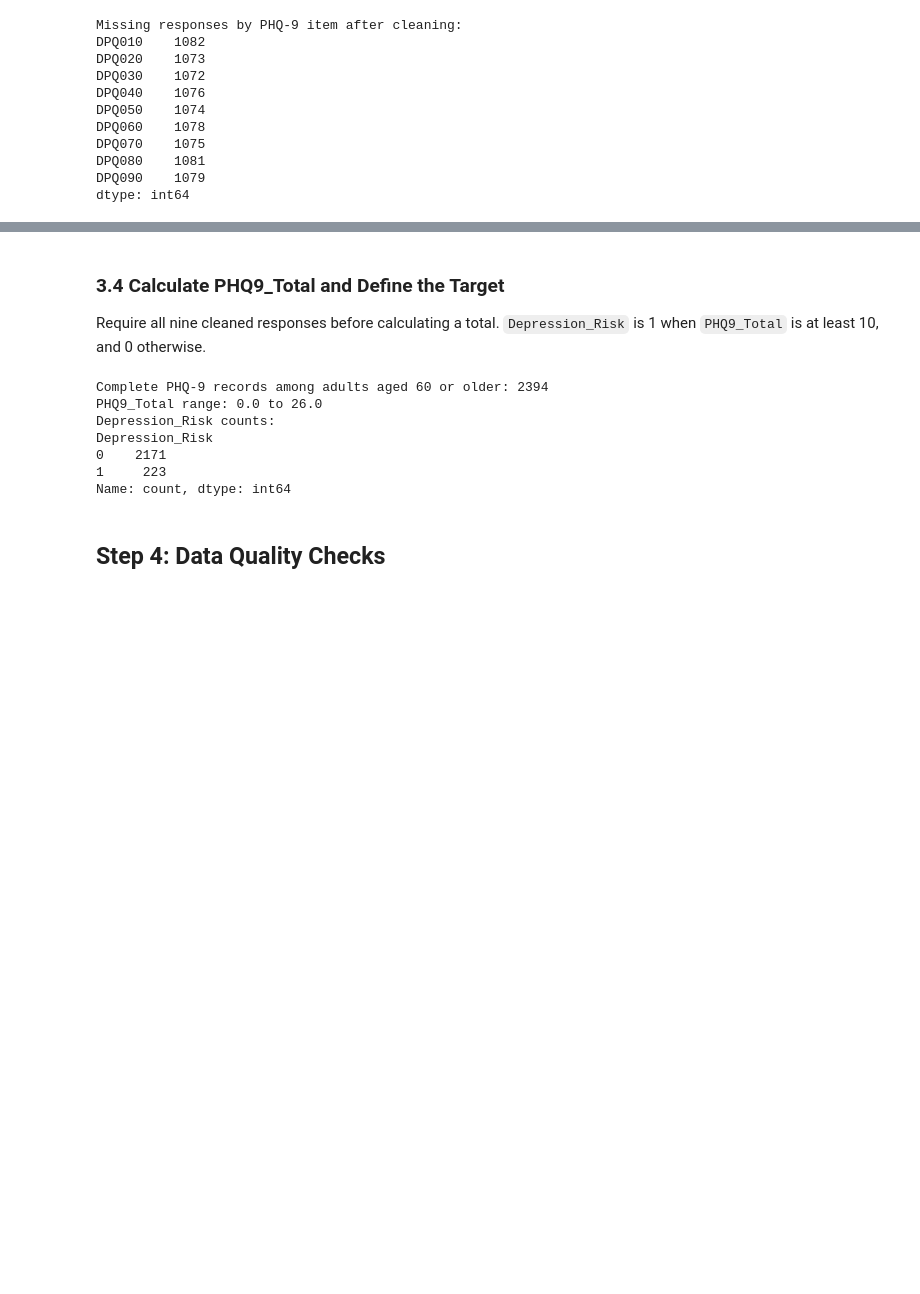
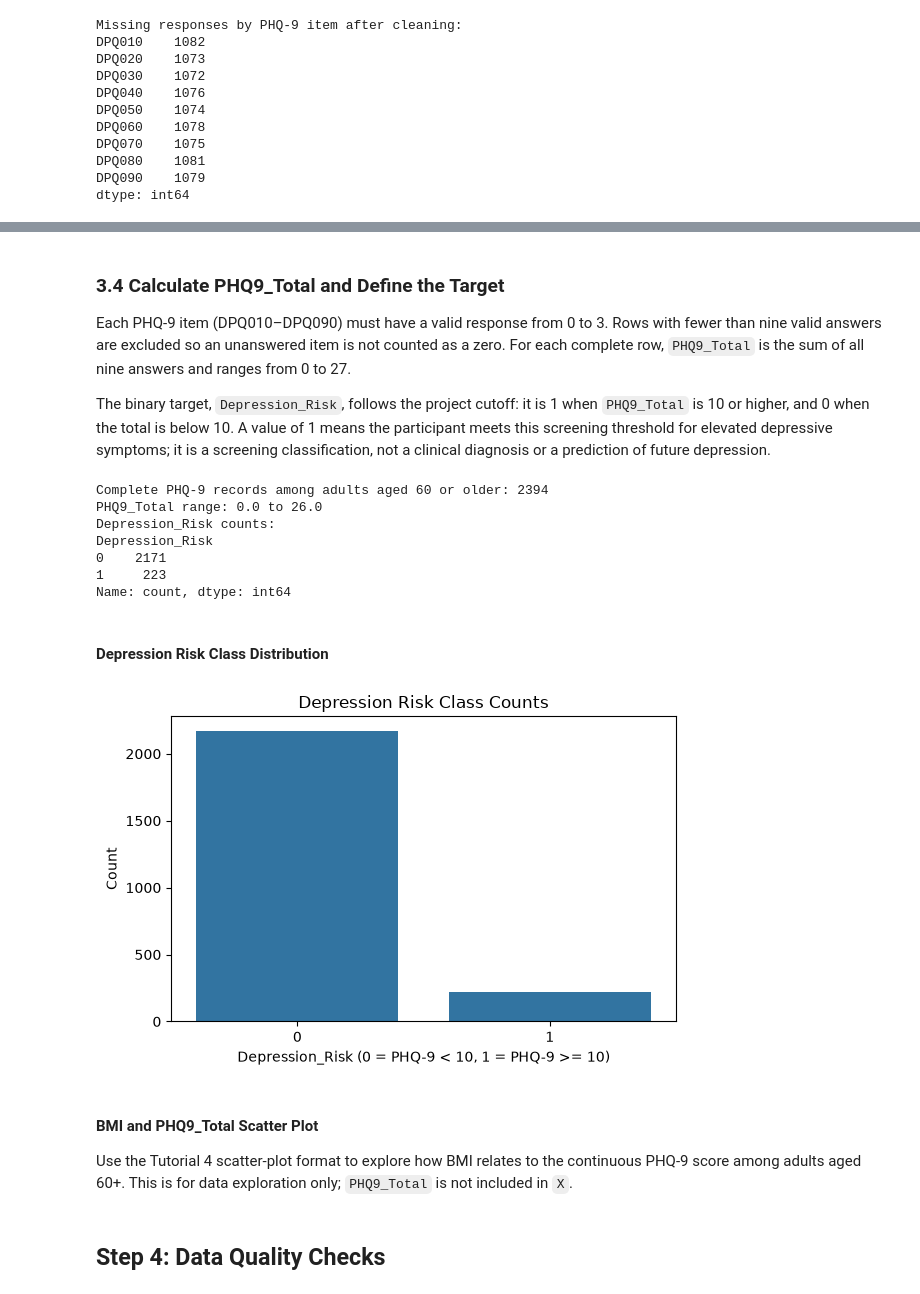
Before and after one commit to thaninnada/CA1_Machine_Learning_Sep2026, a Jupyter notebook: CA1_NHANES_Machine_Learning.ipynb, the cells around one changed output, grey strips where cells are left out. Cells and saved outputs as stored; diff of their text form; code cells hidden in the pictures; blank space fills up the shorter version.

```diff
--- a/CA1_NHANES_Machine_Learning.ipynb
+++ b/CA1_NHANES_Machine_Learning.ipynb
@@ -288,3 +651,8 @@ Merged older-adult dataset shape: (3504, 117)
 ### 3.3 Clean PHQ-9 Responses
 
 The nine PHQ-9 items use response values 0–3. The NHANES refusal code 7 and unknown code 9 are treated as missing. The tiny floating-point value identified in the Proposal Notebook is converted to 0, based on its check against the original NHANES XPT data.
+# %%
+# List PHQ-9 item columns and the export value representing zero.
+dpq_items = ["DPQ010", "DPQ020", "DPQ030", "DPQ040", "DPQ050","DPQ060", "DPQ070", "DPQ080", "DPQ090"]
+
+dpq_abnormal_value = 5.3976053469340279e-79
@@ -291,10 +687,5 @@ The nine PHQ-9 items use response values 0–3. The NHANES refusal code 7 and un
 # %%
-import numpy as np
-
-dpq_items = ["DPQ010", "DPQ020", "DPQ030", "DPQ040", "DPQ050",
-             "DPQ060", "DPQ070", "DPQ080", "DPQ090"]
-
-dpq_abnormal_value = 5.3976053469340279e-79
+# Correct the export value and treat refused or unknown answers as missing.
 df_NHANES_60plus[dpq_items] = df_NHANES_60plus[dpq_items].replace(dpq_abnormal_value, 0)
 df_NHANES_60plus[dpq_items] = df_NHANES_60plus[dpq_items].replace({7: np.nan, 9: np.nan})
 
@@ -315,5 +710,14 @@ dtype: int64
+# %%
+# Convert refused and unknown PAD680 responses to missing values.
+df_NHANES_60plus["PAD680"] = df_NHANES_60plus["PAD680"].replace({7777: np.nan, 9999: np.nan})
+
+# Correct the tiny exported value representing zero in INDFMPIR.
+income_export_zero = 5.3976053469340279e-79
+df_NHANES_60plus["INDFMPIR"] = df_NHANES_60plus["INDFMPIR"].replace(income_export_zero, 0)
 # %% [markdown]
 ### 3.4 Calculate PHQ9_Total and Define the Target
 
-Require all nine cleaned responses before calculating a total. `Depression_Risk` is 1 when `PHQ9_Total` is at least 10, and 0 otherwise.
+Each PHQ-9 item (DPQ010–DPQ090) must have a valid response from 0 to 3. Rows with fewer than nine valid answers are excluded so an unanswered item is not counted as a zero. For each complete row, `PHQ9_Total` is the sum of all nine answers and ranges from 0 to 27.
+
+The binary target, `Depression_Risk`, follows the project cutoff: it is 1 when `PHQ9_Total` is 10 or higher, and 0 when the total is below 10. A value of 1 means the participant meets this screening threshold for elevated depressive symptoms; it is a screening classification, not a clinical diagnosis or a prediction of future depression.
 # %%
@@ -335,3 +740,20 @@ Depression_Risk
 0    2171
 1     223
 Name: count, dtype: int64
+# %% [markdown]
+#### Depression Risk Class Distribution
+# %%
+# Compare the counts of participants below and above the project cutoff.
+plt.figure(figsize=(6, 4))
+sns.countplot(x="Depression_Risk", data=df_NHANES_60plus)
+plt.title("Depression Risk Class Counts")
+plt.xlabel("Depression_Risk (0 = PHQ-9 < 10, 1 = PHQ-9 >= 10)")
+plt.ylabel("Count")
+plt.tight_layout()
+plt.show()
+# %% [output]
+[figure, added]
+# %% [markdown]
+#### BMI and PHQ9_Total Scatter Plot
+
+Use the Tutorial 4 scatter-plot format to explore how BMI relates to the continuous PHQ-9 score among adults aged 60+. This is for data exploration only; `PHQ9_Total` is not included in `X`.
```
Also changed, not shown: parts of 90 cells of this notebook.
